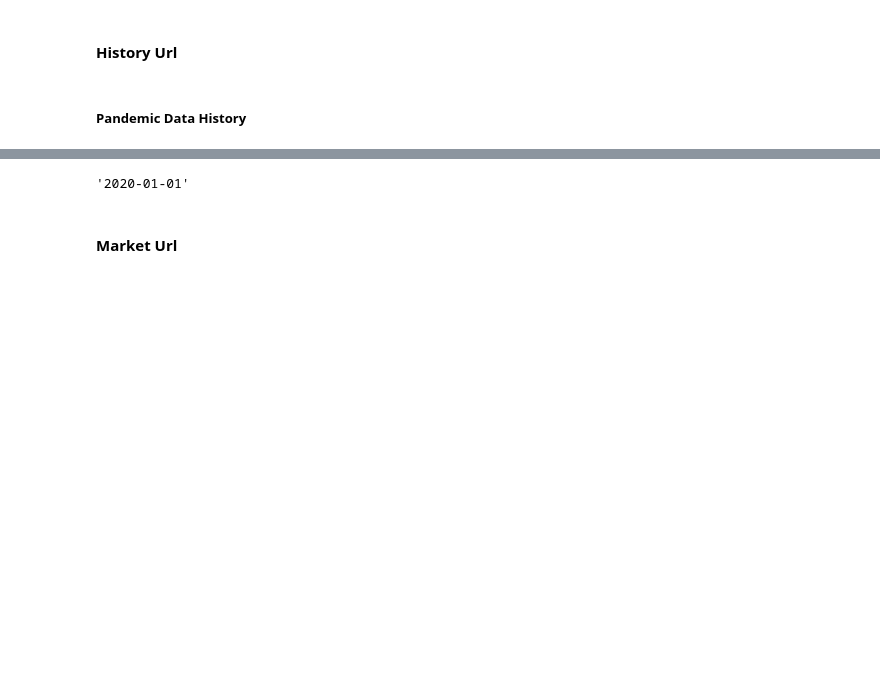
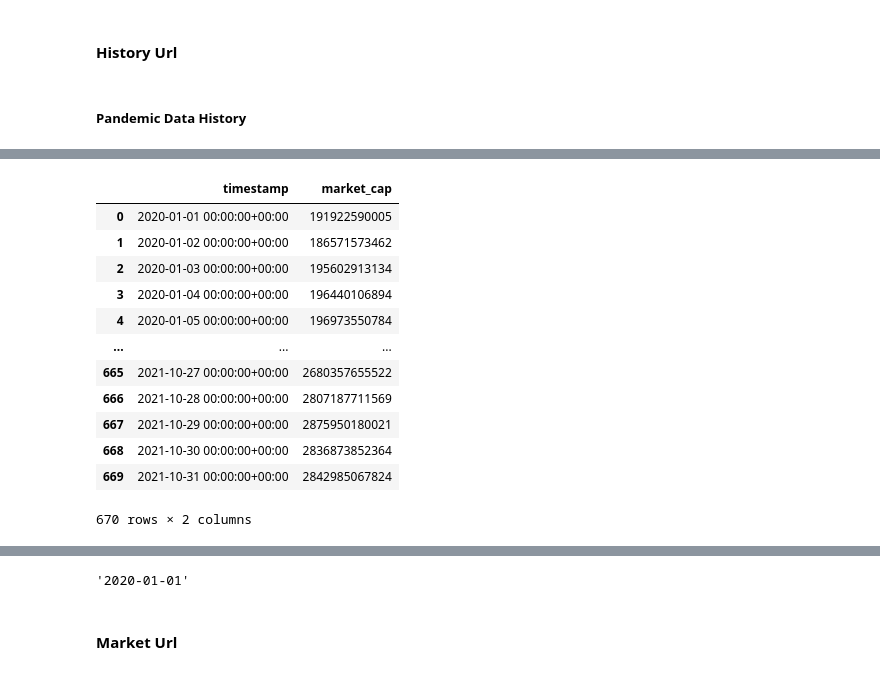
Before and after one commit to samuelroiz/Crypto_Analysis, a Jupyter notebook: Crypto_Code.ipynb, the cells around one changed output, grey strips where cells are left out. Saved outputs shown, nothing was run; the diff lists cells and outputs as text; code cells hidden in the pictures; blank space fills up the shorter version.

```diff
--- a/Crypto_Code.ipynb
+++ b/Crypto_Code.ipynb
@@ -52,0 +55,21 @@ https://api.nomics.com/v1/market-cap/history?key=6b04b40a48013819580bd1378033c27
+# %%
+#Kevin
+response = requests.get(pandemic_url_history)
+response_json = response.json()
+market_closing_df = pd.read_json(json.dumps(response_json))
+# pprint.pprint(response_json)
+market_closing_df
+# %% [output]
+|  | timestamp | market_cap |
+| 0 | 2020-01-01 00:00:00+00:00 | 191922590005 |
+| 1 | 2020-01-02 00:00:00+00:00 | 186571573462 |
+| 2 | 2020-01-03 00:00:00+00:00 | 195602913134 |
+| 3 | 2020-01-04 00:00:00+00:00 | 196440106894 |
+| 4 | 2020-01-05 00:00:00+00:00 | 196973550784 |
+| ... | ... | ... |
+| 665 | 2021-10-27 00:00:00+00:00 | 2680357655522 |
+| 666 | 2021-10-28 00:00:00+00:00 | 2807187711569 |
+| 667 | 2021-10-29 00:00:00+00:00 | 2875950180021 |
+| 668 | 2021-10-30 00:00:00+00:00 | 2836873852364 |
+| 669 | 2021-10-31 00:00:00+00:00 | 2842985067824 |
+670 rows × 2 columns
```
Also changed, not shown: parts of 7 cells of this notebook, 3 other files.
